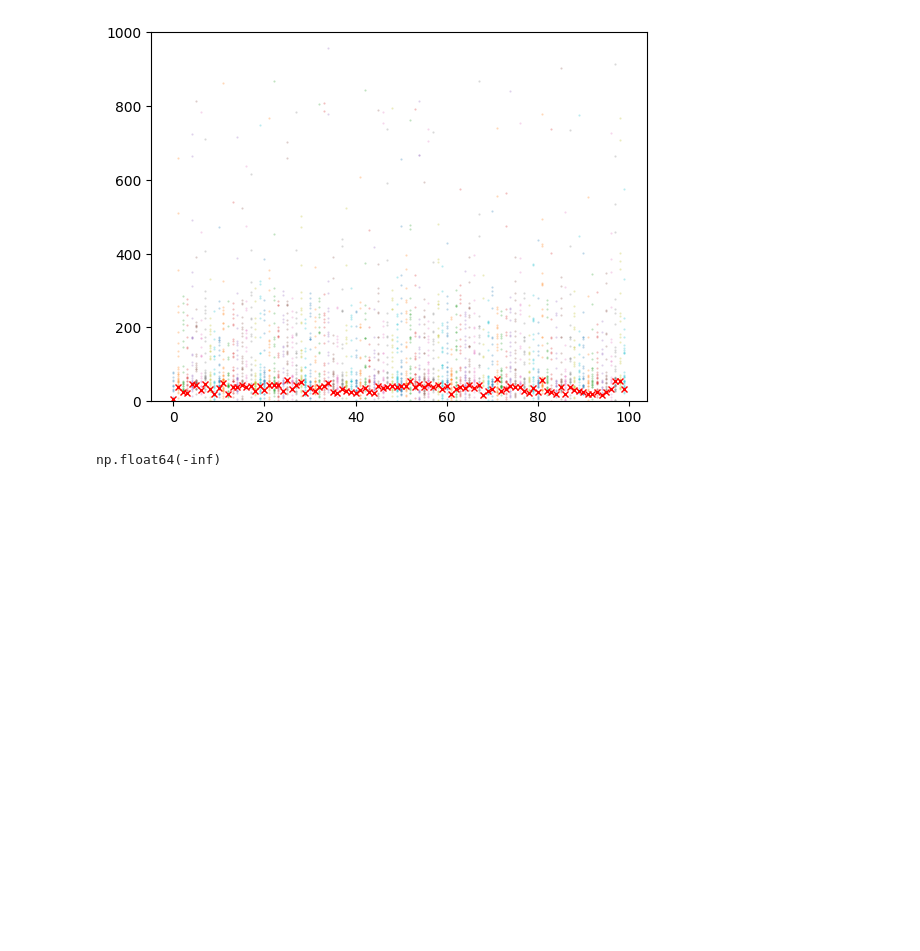
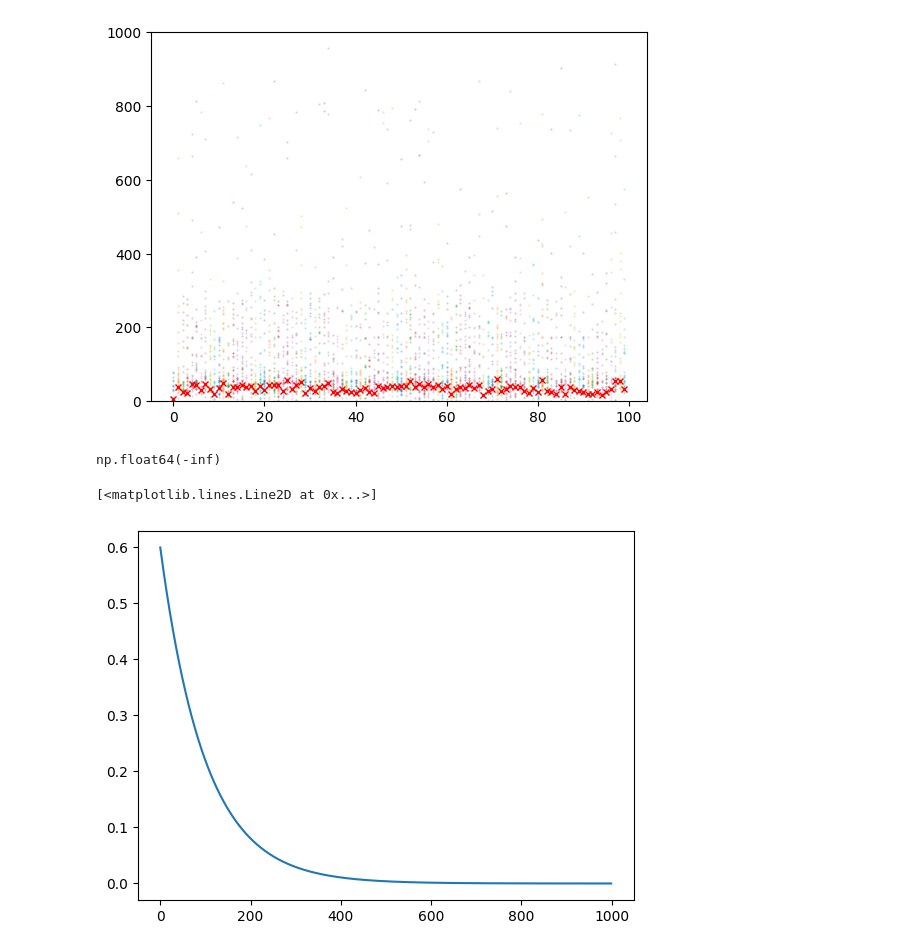
Before and after one commit to ifinckh/micro-515-EvoRob, a Jupyter notebook: evorob/algorithms/test.ipynb, the cells around one changed output. Drawn from its saved outputs; the diff is of its cells as text; code cells hidden in the pictures; blank space fills up the shorter version.

```diff
--- a/evorob/algorithms/test.ipynb
+++ b/evorob/algorithms/test.ipynb
@@ -145,3 +146,10 @@ plt.ylim([-0.1,1001])
 np.mean(full_f[i])
 # %% [output]
 np.float64(-inf)
+# %%
+x = np.arange(0,1000,1)
+sigma = [0.6*(0.99**i) for i in x]
+plt.plot(x,sigma)
+# %% [output]
+[<matplotlib.lines.Line2D at 0x...>]
+[figure, added]
```
Also changed, not shown: parts of 1 cell of this notebook, 3 other files.
